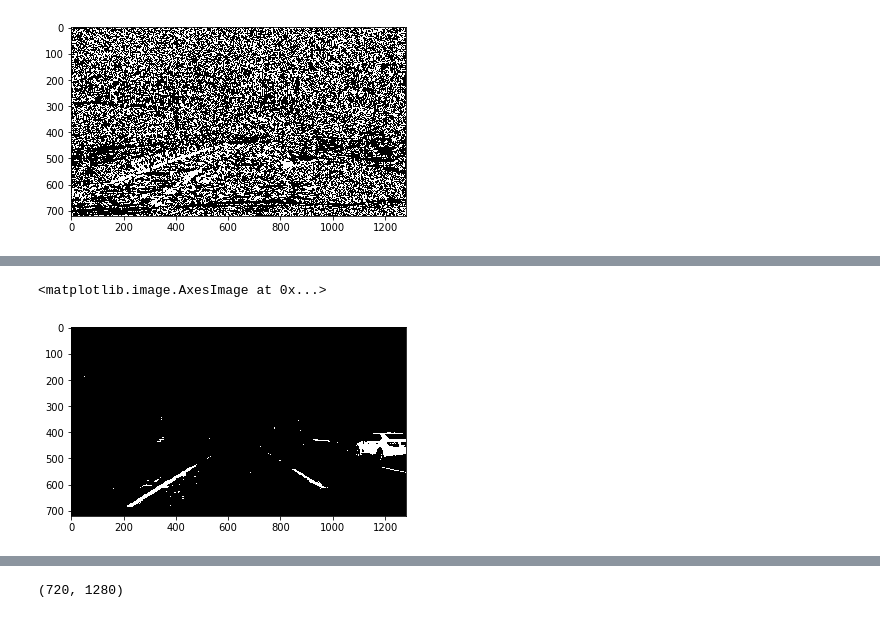
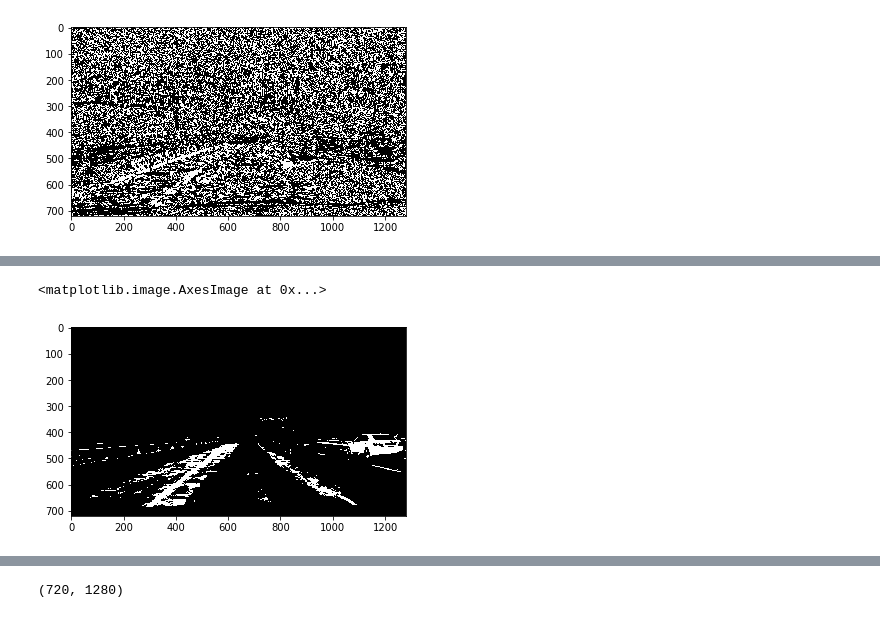
Before and after one commit to angelovila/CarND-P4-advanced-lane-finding, a Jupyter notebook: p4.ipynb, the cells around one changed output, grey strips where cells are left out. Drawn from its saved outputs; the diff is of its cells as text; code cells hidden in the pictures.

```diff
--- a/p4.ipynb
+++ b/p4.ipynb
@@ -167,7 +168,7 @@ plt.imshow(sobeled, cmap='gray')
 <matplotlib.image.AxesImage at 0x...>
 [figure]
 # %%
-path = './test_images/test4.jpg'
+path = './test_images/test1.jpg'
 img = cv2.imread(path)
 gradx = abs_sobel_thresh(img, orient='x', kernel_size=kernel_size, thresh=(30, 100))
 grady = abs_sobel_thresh(img, orient='y', kernel_size=kernel_size, thresh=(30, 100))
@@ -183,24 +185,24 @@ plt.imshow(combined, cmap='gray')
 # %%
 #HLS Color Threshold
 
 def hls_threshold(img, thresh=(0,255)):
     hls = cv2.cvtColor(img, cv2.COLOR_BGR2HLS)
 
     #H = img[:,:,0]
     #L = img[:,:,1]
     S = img[:,:,2]
 
     binary_output = np.zeros_like(S)
     binary_output[(S > thresh[0]) & (S <= thresh[1])] = 1
     return binary_output
 
 
-path = './test_images/test5.jpg'
+path = './test_images/test1.jpg'
 img = cv2.imread(path)
 image = hls_threshold(img, thresh=(200,255))
 plt.imshow(image, cmap="gray")
 # %% [output]
 <matplotlib.image.AxesImage at 0x...>
-[figure, old version]
+[figure, new version]
 # %%
 ##undistort and transform
```
Also changed, not shown: parts of 15 cells of this notebook, 10 other files.
